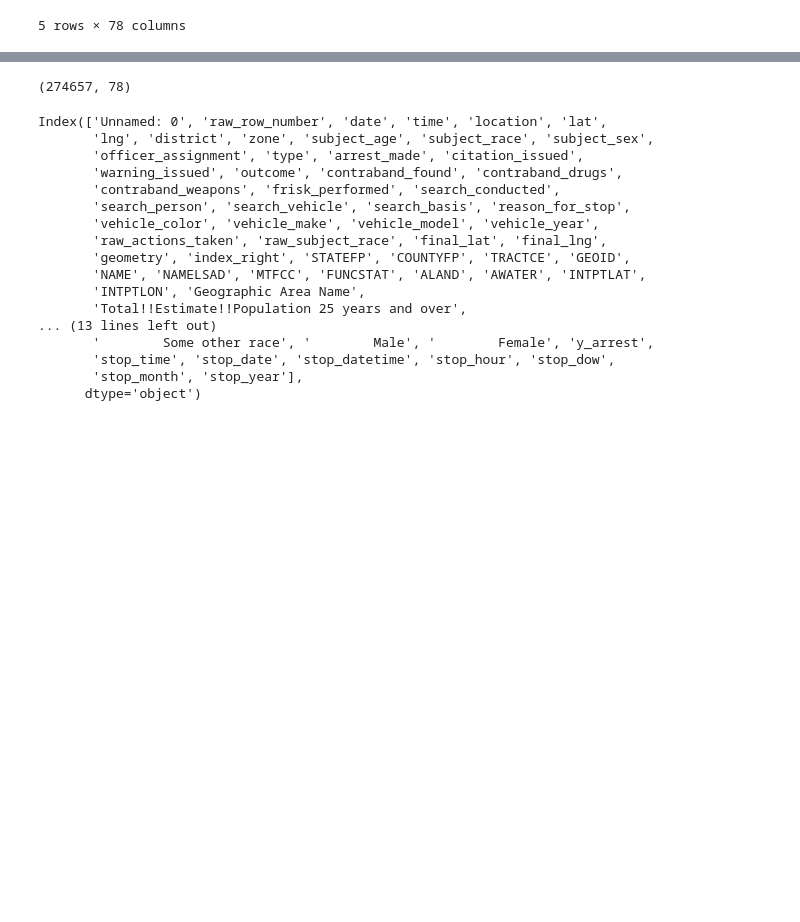
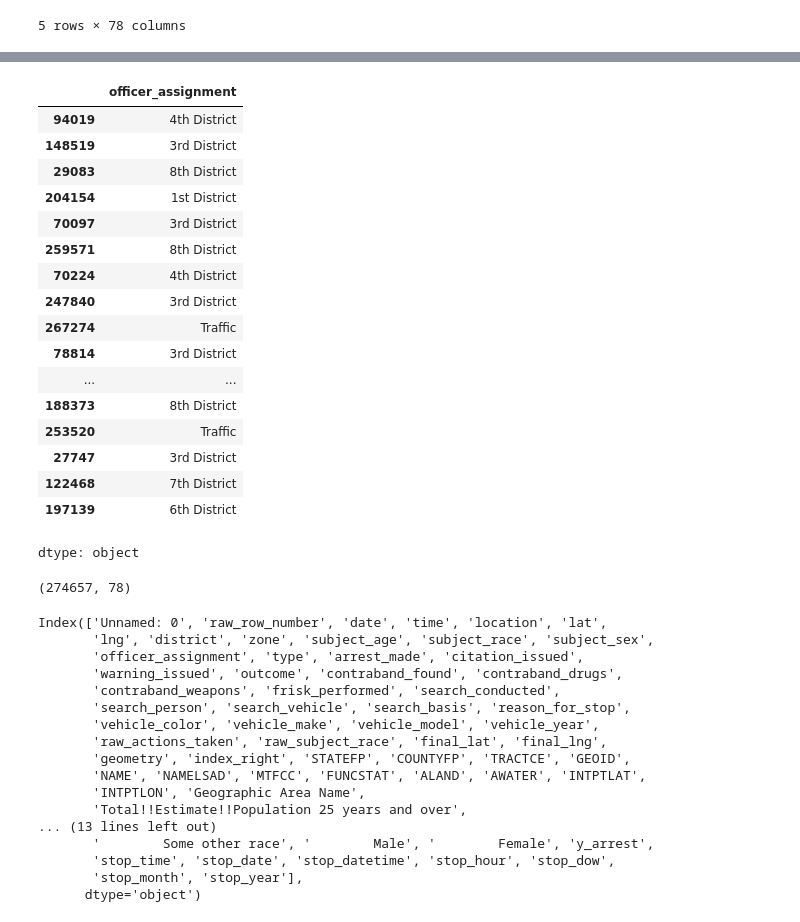
Before and after one commit to utexas-SDS-357/sds357-project-sp26-cook-the-data-cajun-way, a Jupyter notebook: modeling.ipynb, the cells around one changed output, grey strips where cells are left out. Cells and saved outputs as stored; diff of their text form; code cells hidden in the pictures; blank space fills up the shorter version.

```diff
--- a/modeling.ipynb
+++ b/modeling.ipynb
@@ -24,3 +44,24 @@ stops.head()
+# %%
+stops["officer_assignment"].sample(20)
+# %% [output]
+|  | officer_assignment |
+| 94019 | 4th District |
+| 148519 | 3rd District |
+| 29083 | 8th District |
+| 204154 | 1st District |
+| 70097 | 3rd District |
+| 259571 | 8th District |
+| 70224 | 4th District |
+| 247840 | 3rd District |
+| 267274 | Traffic |
+| 78814 | 3rd District |
+| ... | ... |
+| 188373 | 8th District |
+| 253520 | Traffic |
+| 27747 | 3rd District |
+| 122468 | 7th District |
+| 197139 | 6th District |
+dtype: object
 # %%
 stops.shape
 # %% [output]
```
Also changed, not shown: parts of 14 cells of this notebook.
